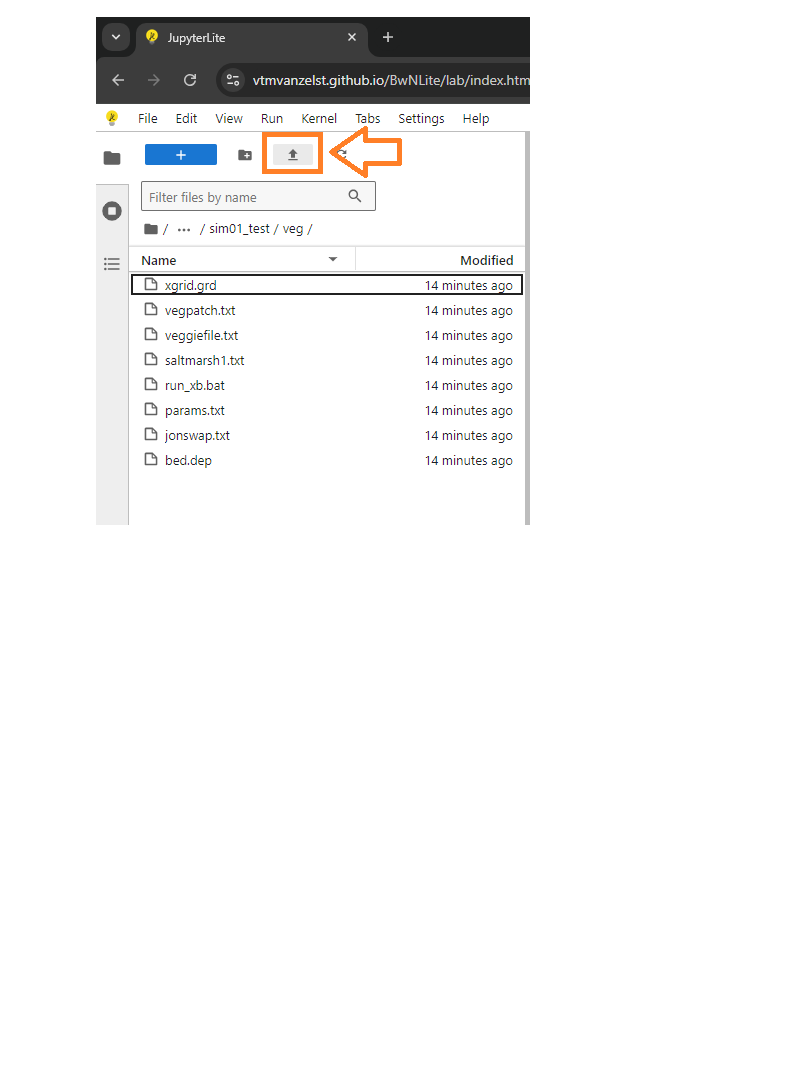
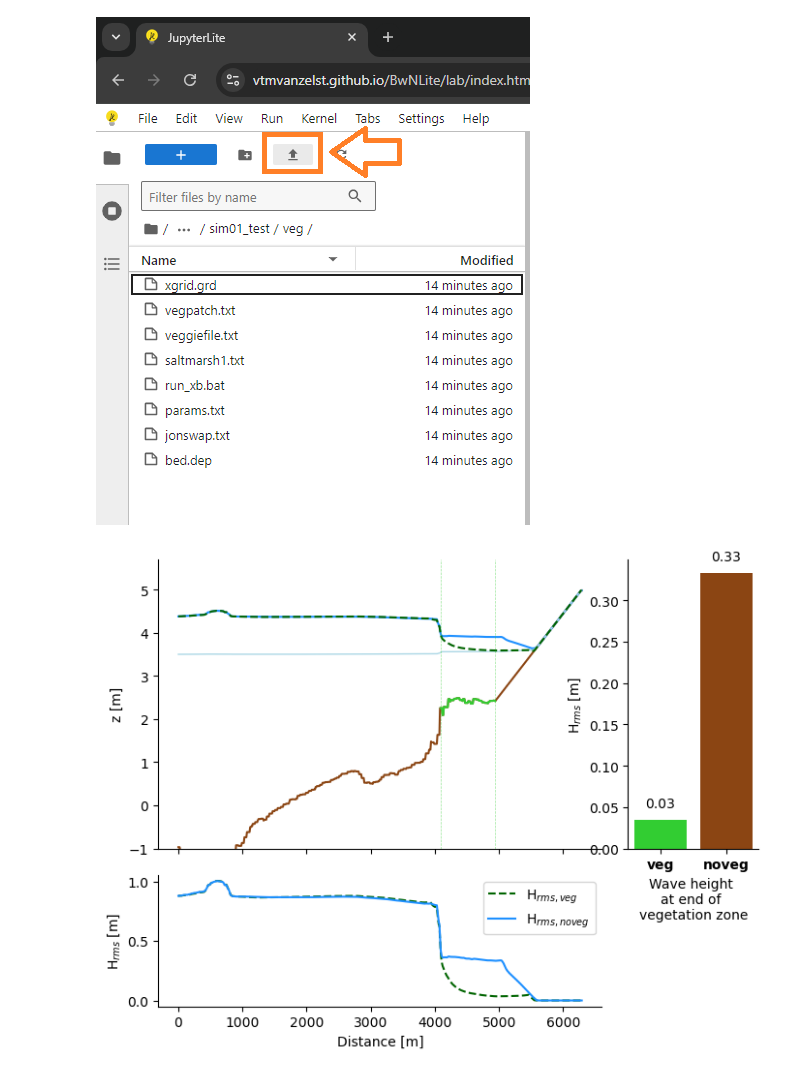
Before and after one commit to vtmvanzelst/BwNLite, a Jupyter notebook: content/XB_notebook.ipynb, the cells around one changed output. Drawn from its saved outputs; the diff is of its cells as text; code cells hidden in the pictures; blank space fills up the shorter version.

Commit message:
update plot func

```diff
--- a/content/XB_notebook.ipynb
+++ b/content/XB_notebook.ipynb
@@ -113,14 +110,14 @@ transect_nr = 1
 
 # hydrodynamic input
 zs0         = 3.5                     # design storm water level in meters (vertical reference frame wrt elevation column in df_transect)
-Hm0         = 1                       # significant wave height
-fp          = 1/2                     # peak frequency (= 1 / Tp)
+Hm0         = 1.25                    # significant wave height
+fp          = 1/4.5                   # peak frequency (= 1 / Tp)
 
 
 # vegetation input
 name_v      = 'saltmarsh1'            # vegetation name (for your own administration)
 hv          = 1.0                     # vegetation height  [m]
-bv          = 0.05                    # representative diameter [m]
+bv          = 0.005                   # representative diameter [m]
 nv          = 100                     # vegetation density [1/m2]
 cd          = 0.5                     # drag coeficient [-]
 
@@ -208,4 +210,6 @@ print('Simulation [noveg] directory: ' + dir_noveg)
 df_results_veg  = XB_load_fortan_results(dir_veg, veg_opt = True)
 df_results_noveg = XB_load_fortan_results(dir_noveg)
 # %%
-XB_plot_dif_val(df_results_veg, df_results_noveg)
+XB_plot_dif_val(df_results_veg, df_results_noveg, save_path = join(dir_veg,'difference.png'))
+# %% [output]
+[figure, added]
```
Also changed, not shown: parts of 2 cells of this notebook, 1 other file.
